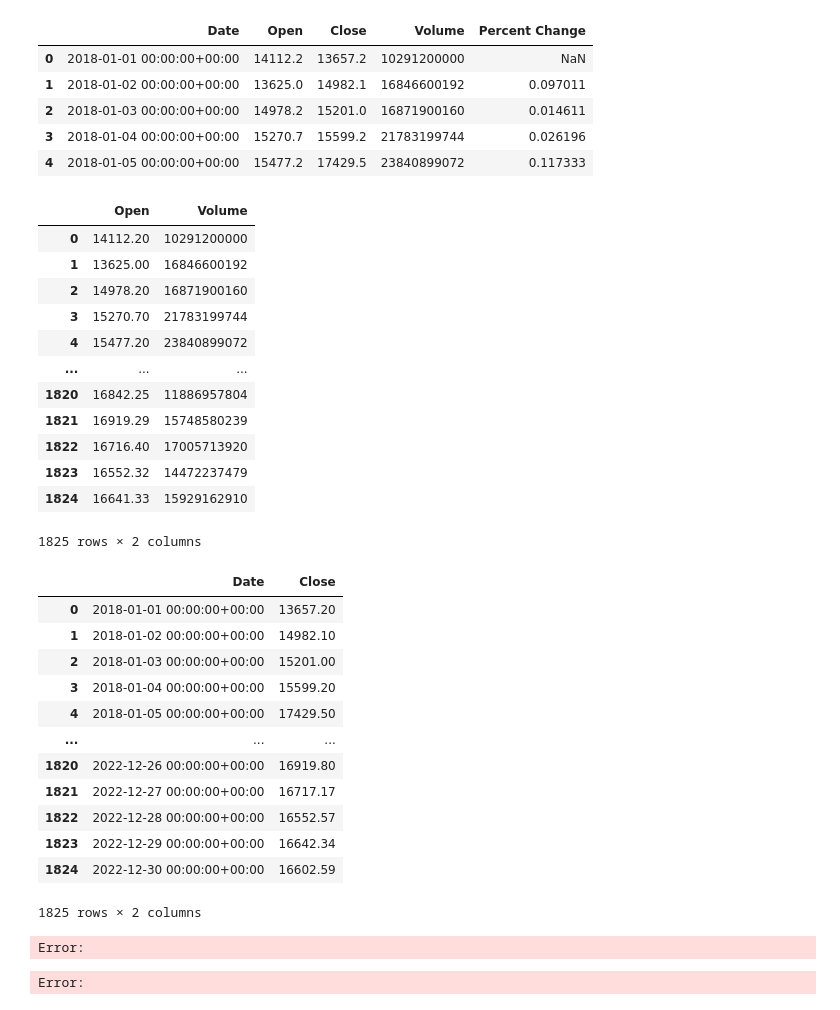
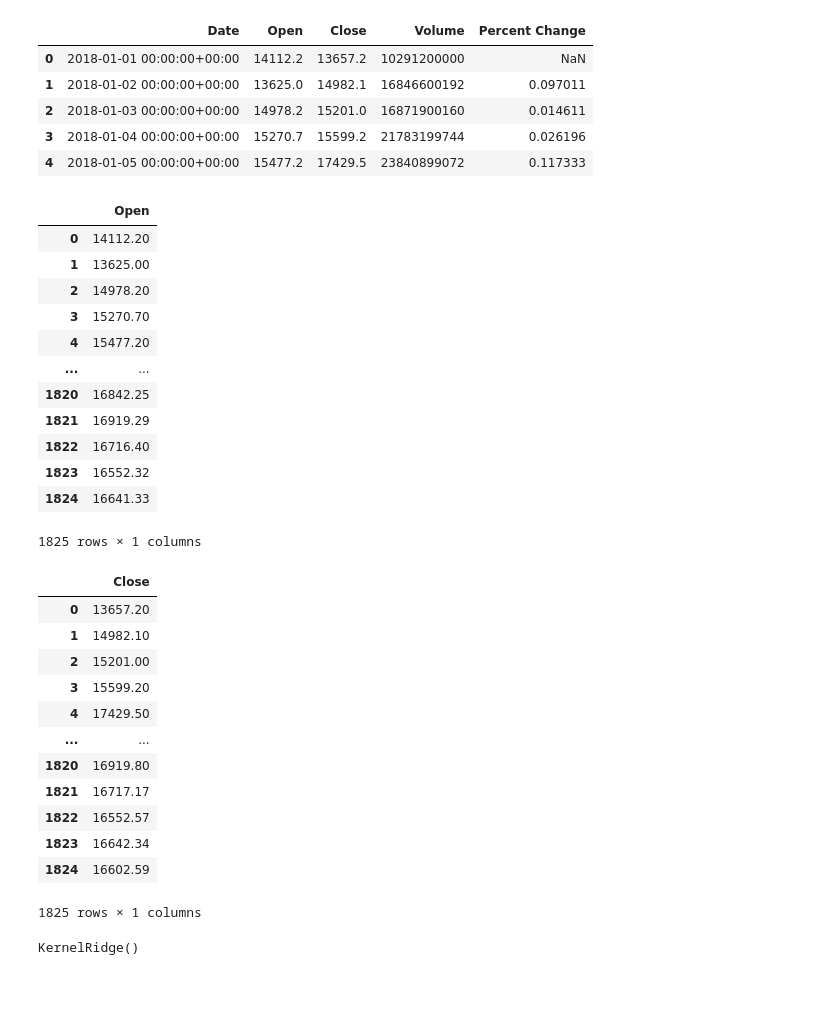
Before and after one commit to Olegreg762/Group_Project_2, a Jupyter notebook: BTC_ETH_predict.ipynb, the cells around one changed output. Saved outputs shown, nothing was run; the diff lists cells and outputs as text; code cells hidden in the pictures.

Commit message:
KernalRidge plot

```diff
--- a/BTC_ETH_predict.ipynb
+++ b/BTC_ETH_predict.ipynb
@@ -41,39 +33,39 @@ crypto_btc.head()
 | 3 | 2018-01-04 00:00:00+00:00 | 15270.7 | 15599.2 | 21783199744 | 0.026196 |
 | 4 | 2018-01-05 00:00:00+00:00 | 15477.2 | 17429.5 | 23840899072 | 0.117333 |
 # %%
-X = crypto_btc[['Open', 'Volume']]
+X = crypto_btc[['Open']]
 X
 # %% [output]
-|  | Open | Volume |
-| 0 | 14112.20 | 10291200000 |
-| 1 | 13625.00 | 16846600192 |
-| 2 | 14978.20 | 16871900160 |
-| 3 | 15270.70 | 21783199744 |
-| 4 | 15477.20 | 23840899072 |
-| ... | ... | ... |
-| 1820 | 16842.25 | 11886957804 |
-| 1821 | 16919.29 | 15748580239 |
-| 1822 | 16716.40 | 17005713920 |
-| 1823 | 16552.32 | 14472237479 |
-| 1824 | 16641.33 | 15929162910 |
+|  | Open |
+| 0 | 14112.20 |
+| 1 | 13625.00 |
+| 2 | 14978.20 |
+| 3 | 15270.70 |
+| 4 | 15477.20 |
+| ... | ... |
+| 1820 | 16842.25 |
+| 1821 | 16919.29 |
+| 1822 | 16716.40 |
+| 1823 | 16552.32 |
+| 1824 | 16641.33 |
-1825 rows × 2 columns
+1825 rows × 1 columns
 # %%
-y = crypto_btc[['Date','Close']]
+y = crypto_btc[['Close']]
 y
 # %% [output]
-|  | Date | Close |
-| 0 | 2018-01-01 00:00:00+00:00 | 13657.20 |
-| 1 | 2018-01-02 00:00:00+00:00 | 14982.10 |
-| 2 | 2018-01-03 00:00:00+00:00 | 15201.00 |
-| 3 | 2018-01-04 00:00:00+00:00 | 15599.20 |
-| 4 | 2018-01-05 00:00:00+00:00 | 17429.50 |
-| ... | ... | ... |
-| 1820 | 2022-12-26 00:00:00+00:00 | 16919.80 |
-| 1821 | 2022-12-27 00:00:00+00:00 | 16717.17 |
-| 1822 | 2022-12-28 00:00:00+00:00 | 16552.57 |
-| 1823 | 2022-12-29 00:00:00+00:00 | 16642.34 |
-| 1824 | 2022-12-30 00:00:00+00:00 | 16602.59 |
+|  | Close |
+| 0 | 13657.20 |
+| 1 | 14982.10 |
+| 2 | 15201.00 |
+| 3 | 15599.20 |
+| 4 | 17429.50 |
+| ... | ... |
+| 1820 | 16919.80 |
+| 1821 | 16717.17 |
+| 1822 | 16552.57 |
+| 1823 | 16642.34 |
+| 1824 | 16602.59 |
-1825 rows × 2 columns
+1825 rows × 1 columns
 # %%
 X_train, X_test, y_train, y_test = train_test_split(X, y, test_size=.25, random_state=42)
 # %%
@@ -82,5 +74,4 @@ model = XGBRegressor(n_estimators=10)
 # %%
-model.fit(X_train, y_train, verbose= False)
+kr.fit(X_train, y_train)
 # %% [output]
-Error:
+KernelRidge()
-Error:
```
Also changed, not shown: parts of 5 cells of this notebook.
